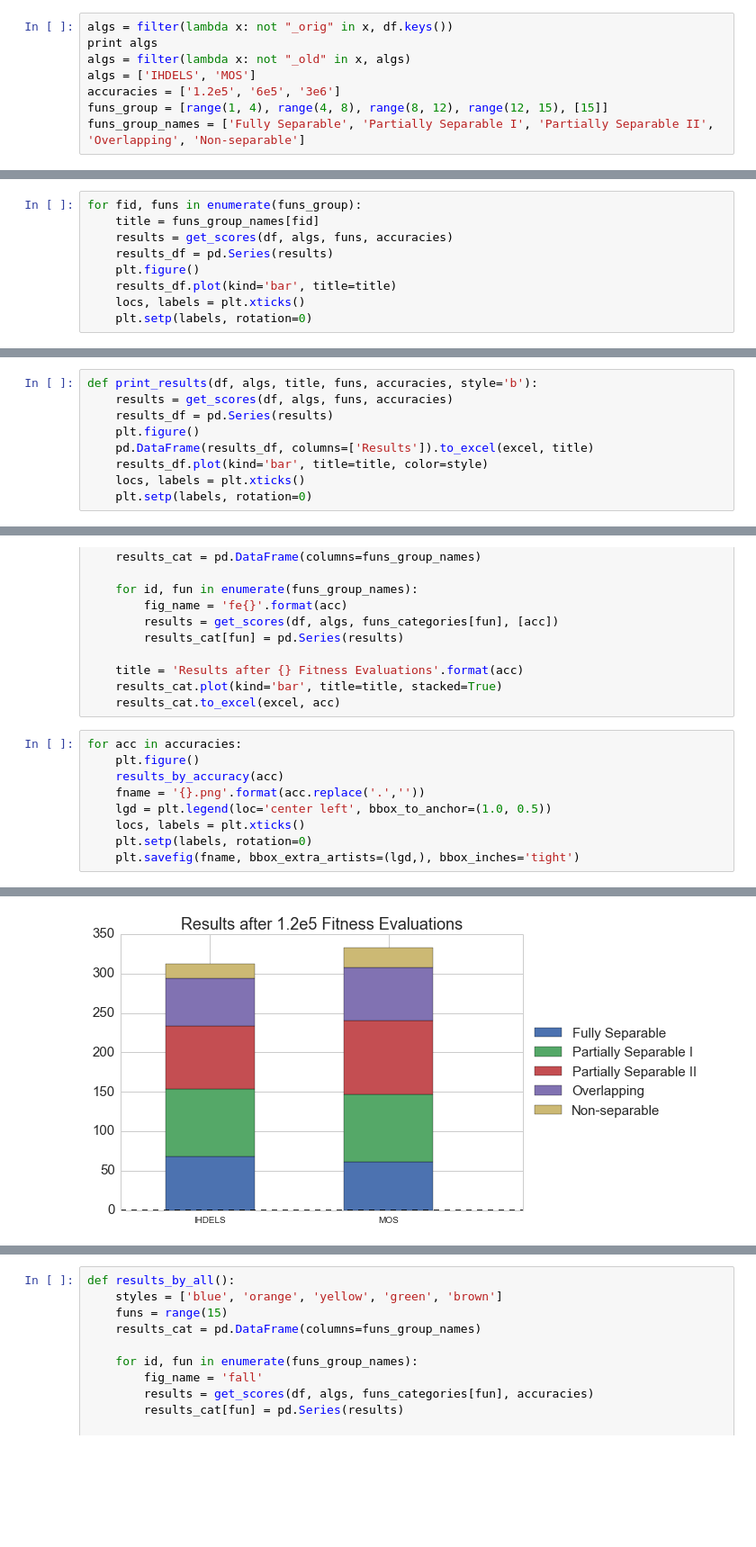
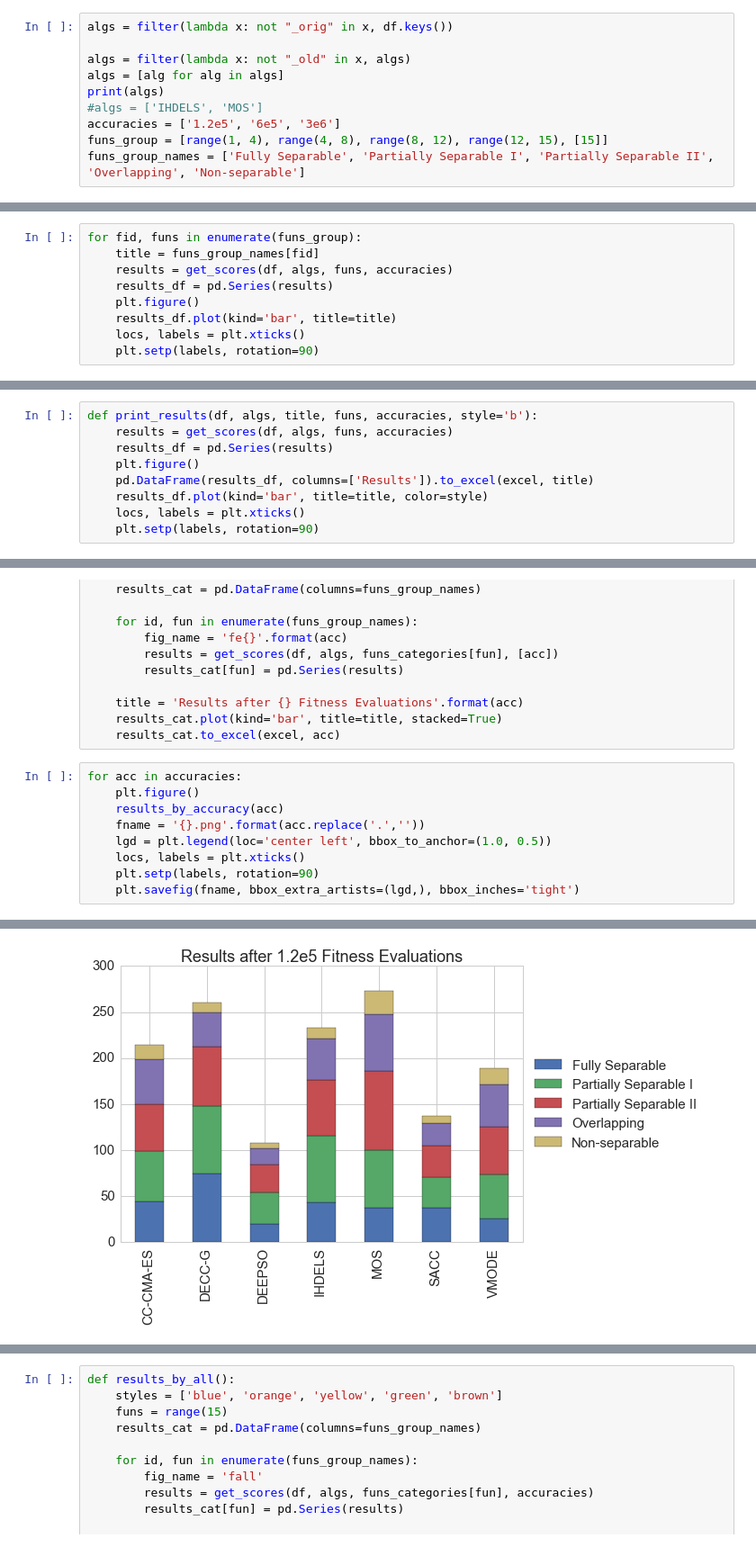
Before and after one commit to dmolina/EA_notebooks, a Jupyter notebook: Generating_reports_CEC2015.ipynb, the cells around one changed output, grey strips where cells are left out. Shown: that part at 90% size. Cells and saved outputs as stored; diff of their text form; blank space fills up the shorter version.

```diff
--- a/Generating_reports_CEC2015.ipynb
+++ b/Generating_reports_CEC2015.ipynb
@@ -171,9 +169,11 @@ def get_scores(df, algs, funs, accuracies):
 Init the initial parameters.
 # %%
 algs = filter(lambda x: not "_orig" in x, df.keys())
-print algs
+
 algs = filter(lambda x: not "_old" in x, algs)
-algs = ['IHDELS', 'MOS']
+algs = [alg for alg in algs]
+print(algs)
+#algs = ['IHDELS', 'MOS']
 accuracies = ['1.2e5', '6e5', '3e6']
 funs_group = [range(1, 4), range(4, 8), range(8, 12), range(12, 15), [15]]
 funs_group_names = ['Fully Separable', 'Partially Separable I', 'Partially Separable II', 'Overlapping', 'Non-separable']
@@ -200,5 +200,5 @@ for fid, funs in enumerate(funs_group):
     plt.figure()
     results_df.plot(kind='bar', title=title)
     locs, labels = plt.xticks()
-    plt.setp(labels, rotation=0)
+    plt.setp(labels, rotation=90)
 # %% [output]
@@ -220,7 +220,7 @@ def print_results(df, algs, title, funs, accuracies, style='b'):
     pd.DataFrame(results_df, columns=['Results']).to_excel(excel, title)
     results_df.plot(kind='bar', title=title, color=style)
     locs, labels = plt.xticks()
-    plt.setp(labels, rotation=0)
+    plt.setp(labels, rotation=90)
 # %% [markdown]
 #### By Groups
 # %%
@@ -256,13 +256,13 @@ def results_by_accuracy(acc):
 # %%
 for acc in accuracies:
     plt.figure()
     results_by_accuracy(acc)
     fname = '{}.png'.format(acc.replace('.',''))
     lgd = plt.legend(loc='center left', bbox_to_anchor=(1.0, 0.5))
     locs, labels = plt.xticks()
-    plt.setp(labels, rotation=0)
+    plt.setp(labels, rotation=90)
     plt.savefig(fname, bbox_extra_artists=(lgd,), bbox_inches='tight')
 # %% [output]
 <matplotlib.figure.Figure at 0x...>
-[figure, old version]
+[figure, new version]
 <matplotlib.figure.Figure at 0x...>
```
Also changed, not shown: parts of 8 cells of this notebook, 1 other file.
